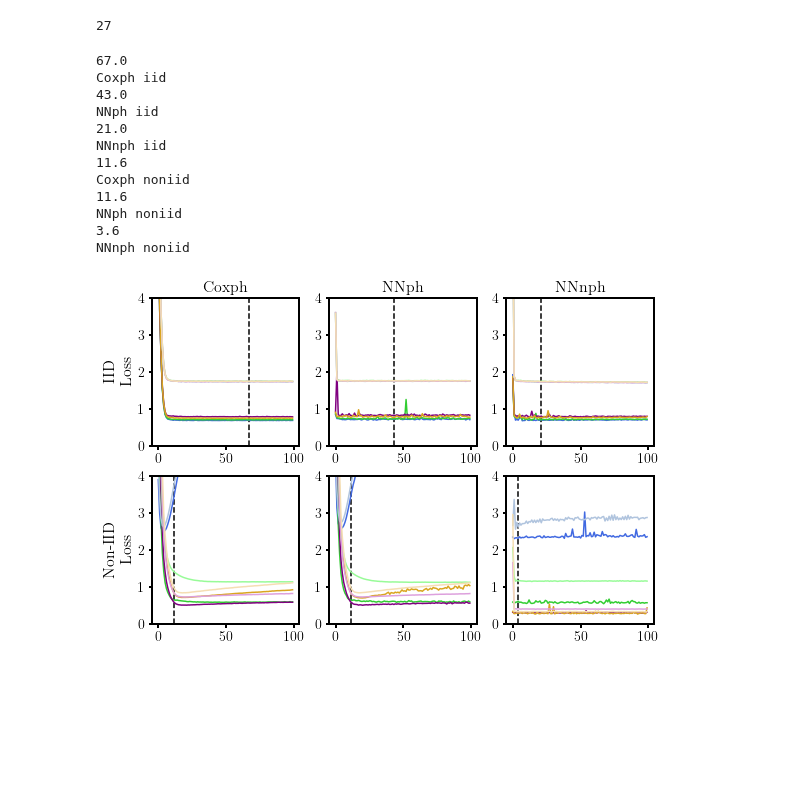
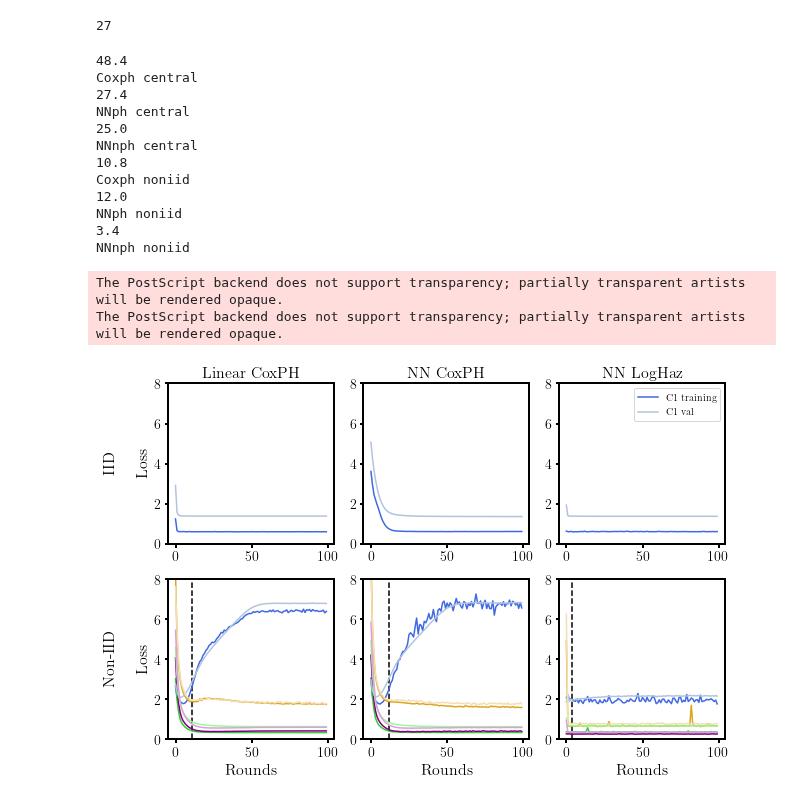
Before and after one commit to dkaizhang/federated-survival, a Jupyter notebook: losses.ipynb, the cells around one changed output. Drawn from its saved outputs; the diff is of its cells as text; code cells hidden in the pictures; blank space fills up the shorter version.

Commit message:
Formatting

```diff
--- a/losses.ipynb
+++ b/losses.ipynb
@@ -10,12 +10,13 @@ plt.rcParams.update({
     "font.serif": ["cm"],
 })
 # %%
-dura = 'short'
+dura = 'shorter'
 path = f'./{dura}/{dura}_losses'
 # path = './test'
 # %%
 # model_type = ['NNnph','NNnph']
 model_type = ['Coxph','NNph','NNnph']
+model_label = {'Coxph' : 'Linear CoxPH', 'NNph' : 'NN CoxPH', 'NNnph' : 'NN LogHaz'}
 index_dict = {'Coxph' : 0, 'NNph' : 9, 'NNnph' : 18}
 
 case = ['iid','noniid']
@@ -33,8 +34,8 @@ len(avg_rounds)
 # %%
 fig, ax = plt.subplots(nrows=2, ncols=3,figsize=(9,6))
 
-ax0label = ax[0][0].set_ylabel('IID \n Loss', fontsize=16)
-ax1label = ax[1][0].set_ylabel('Non-IID \n Loss', fontsize=16)
+ax0label = ax[0][0].set_ylabel('IID \n \n Loss', fontsize=16)
+ax1label = ax[1][0].set_ylabel('Non-IID \n \n Loss', fontsize=16)
 
 
 
@@ -49,7 +50,8 @@ for k, row in enumerate(ax):
         if case[k] == 'noniid':
             adj = 5
         print(avg_rounds[idx+adj])
-        col.axvline(x=avg_rounds[idx+adj], linestyle='dashed',color='black')
+        if k == 1:
+            col.axvline(x=avg_rounds[idx+adj], linestyle='dashed',color='black')
 
         print(model_type[j],case[k])
         filename = f'{path}/{what}_val_loss_M{model_type[j]}C{case[k]}L{local_epochs}.npy'
@@ -61,13 +63,15 @@ for k, row in enumerate(ax):
             mean = losses.mean(axis=0)
             std = losses.std(axis=0)
         color=['royalblue','limegreen','purple','goldenrod']
+        lines = []
         if what == 'local' and not flatten:
             for i,m in enumerate(mean):
-                col.plot(range(100),m, color=color[i])
+                line, = col.plot(range(100),m, color=color[i])
+                lines.append(line)
                 col.fill_between(range(100), m - std[i], m + std[i], alpha=0, color=color[i])
         else:
             col.plot(range(100),mean, color=color[0])
-            col.fill_between(range(100), mean - std, mean + std, alpha=0, color=color[0])
+            col.fill_between(range(100), mean - std, mean + std, alpha=0.5, color=color[0])
 
         # plt.plot(mean, range(100))
 
@@ -76,44 +80,60 @@ for k, row in enumerate(ax):
         losses = np.load(filename)
 
         if flatten:
             mean = losses.mean(axis=0).mean(axis=0)
             std = losses.std(axis=0).mean(axis=0)
         else:
             mean = losses.mean(axis=0)
             std = losses.std(axis=0)
 
         color=['lightsteelblue','palegreen','plum','wheat']
         if what == 'local' and not flatten:
             for i,m in enumerate(mean):
-                col.plot(range(100),m, color[i])
+                line, = col.plot(range(100),m, color[i])
+                lines.append(line)
                 col.fill_between(range(100), m - std[i], m + std[i], alpha=0, color=color[i])
         else:
             col.plot(range(100),mean, color[0])
-            col.fill_between(range(100), mean - std, mean + std, alpha=0, color=color[0])
+            col.fill_between(range(100), mean - std, mean + std, alpha=0.5, color=color[0])
 
         col.tick_params(axis='x', labelsize=14)
         col.tick_params(axis='y', labelsize=14)
 
         # col.set_xticklabels([i * 25 for i in range(3)],fontsize=14)
         # col.set_yticklabels(fontsize=14)
         col.xaxis.set_tick_params(width=2)
         col.yaxis.set_tick_params(width=2)
 
         x1,x2,y1,y2 = col.axis()
-        col.axis((x1,x2,0,4))
+        col.axis((x1,x2,0,8))
         if k == 0:
-            col.set_title(model_type[j], fontsize=16)
+            col.set_title(model_label[model_type[j]], fontsize=16)
+        if k == 0 and j == 2:
+            interleave = []
+            for i in range(len(lines)//2):
+                interleave.append(lines[i])
+                interleave.append(lines[i+len(lines)//2])
+                # legend = ['C1 training', 'C2 training','C3 training','C4 training','C1 val', 'C2 val','C3 val','C4 val']
+                legend = ['C1 training','C1 val', 'C2 training','C2 val', 'C3 training','C3 val','C4 training','C4 val']
+            col.legend(interleave,legend)
+        if k == 1:
+            col.set_xlabel('Rounds',fontsize=16)
+
+plt.tight_layout()
+plt.savefig('./figs/losses.eps', format='eps')
 # %% [output]
-67.0
-Coxph iid
-43.0
-NNph iid
-21.0
-NNnph iid
-11.6
+48.4
+Coxph central
+27.4
+NNph central
+25.0
+NNnph central
+10.8
 Coxph noniid
-11.6
+12.0
 NNph noniid
-3.6
+3.4
 NNnph noniid
+The PostScript backend does not support transparency; partially transparent artists will be rendered opaque.
+The PostScript backend does not support transparency; partially transparent artists will be rendered opaque.
-[figure, old version]
+[figure, new version]
```
Also changed, not shown: parts of 2 cells of this notebook, 1 other file.
